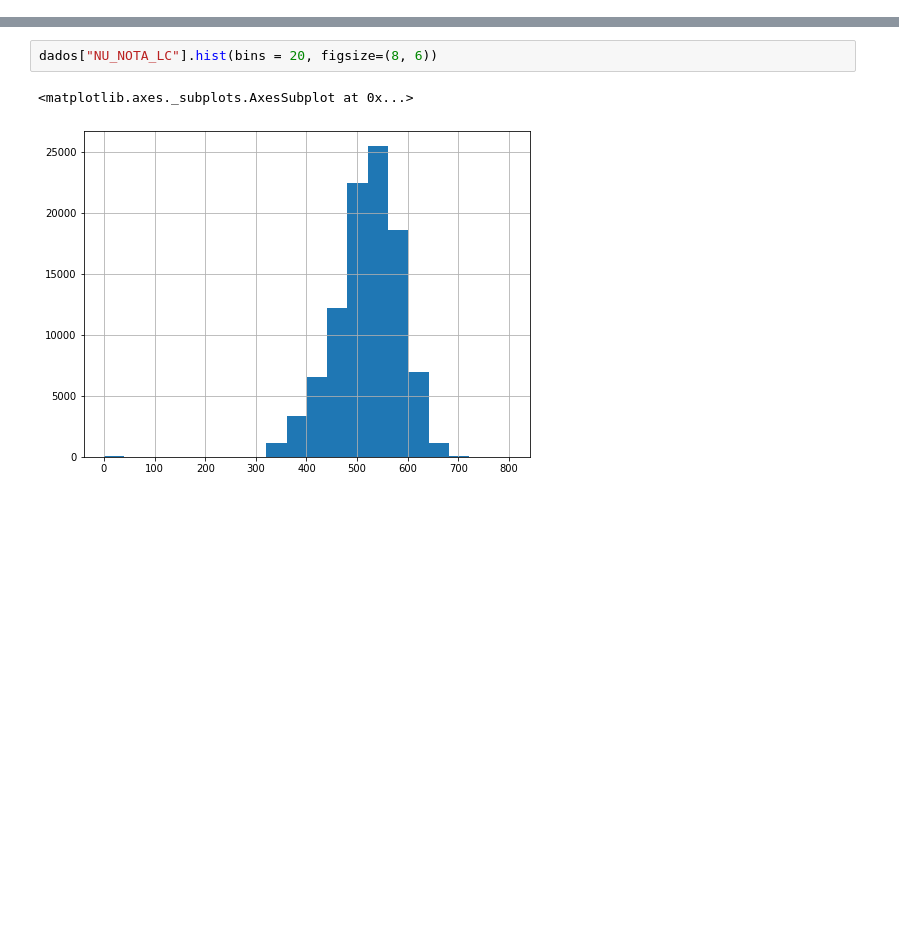
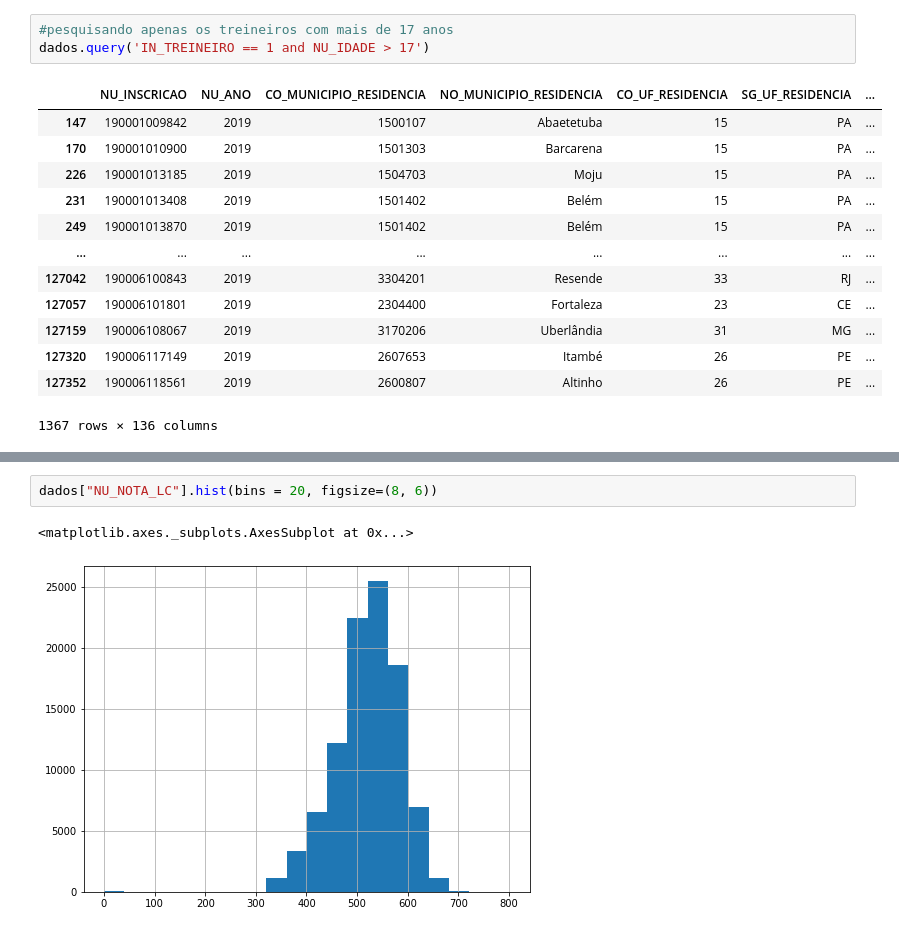
Before and after one commit to nickvgs/imers-o_dados_2020_alura_2ed, a Jupyter notebook: Aula01.ipynb, the cells around one changed output, grey strips where cells are left out. Drawn from its saved outputs; the diff is of its cells as text; blank space fills up the shorter version.

```diff
--- a/Aula01.ipynb
+++ b/Aula01.ipynb
@@ -152,0 +189,17 @@ dados["NU_IDADE"].hist()
+# %%
+#pesquisando apenas os treineiros com mais de 17 anos
+dados.query('IN_TREINEIRO == 1 and NU_IDADE > 17')
+# %% [output]
+|  | NU_INSCRICAO | NU_ANO | CO_MUNICIPIO_RESIDENCIA | NO_MUNICIPIO_RESIDENCIA | CO_UF_RESIDENCIA | SG_UF_RESIDENCIA | ... |
+| 147 | 190001009842 | 2019 | 1500107 | Abaetetuba | 15 | PA | ... |
+| 170 | 190001010900 | 2019 | 1501303 | Barcarena | 15 | PA | ... |
+| 226 | 190001013185 | 2019 | 1504703 | Moju | 15 | PA | ... |
+| 231 | 190001013408 | 2019 | 1501402 | Belém | 15 | PA | ... |
+| 249 | 190001013870 | 2019 | 1501402 | Belém | 15 | PA | ... |
+| ... | ... | ... | ... | ... | ... | ... | ... |
+| 127042 | 190006100843 | 2019 | 3304201 | Resende | 33 | RJ | ... |
+| 127057 | 190006101801 | 2019 | 2304400 | Fortaleza | 23 | CE | ... |
+| 127159 | 190006108067 | 2019 | 3170206 | Uberlândia | 31 | MG | ... |
+| 127320 | 190006117149 | 2019 | 2607653 | Itambé | 26 | PE | ... |
+| 127352 | 190006118561 | 2019 | 2600807 | Altinho | 26 | PE | ... |
+1367 rows × 136 columns
```
Also changed, not shown: parts of 28 cells of this notebook.
